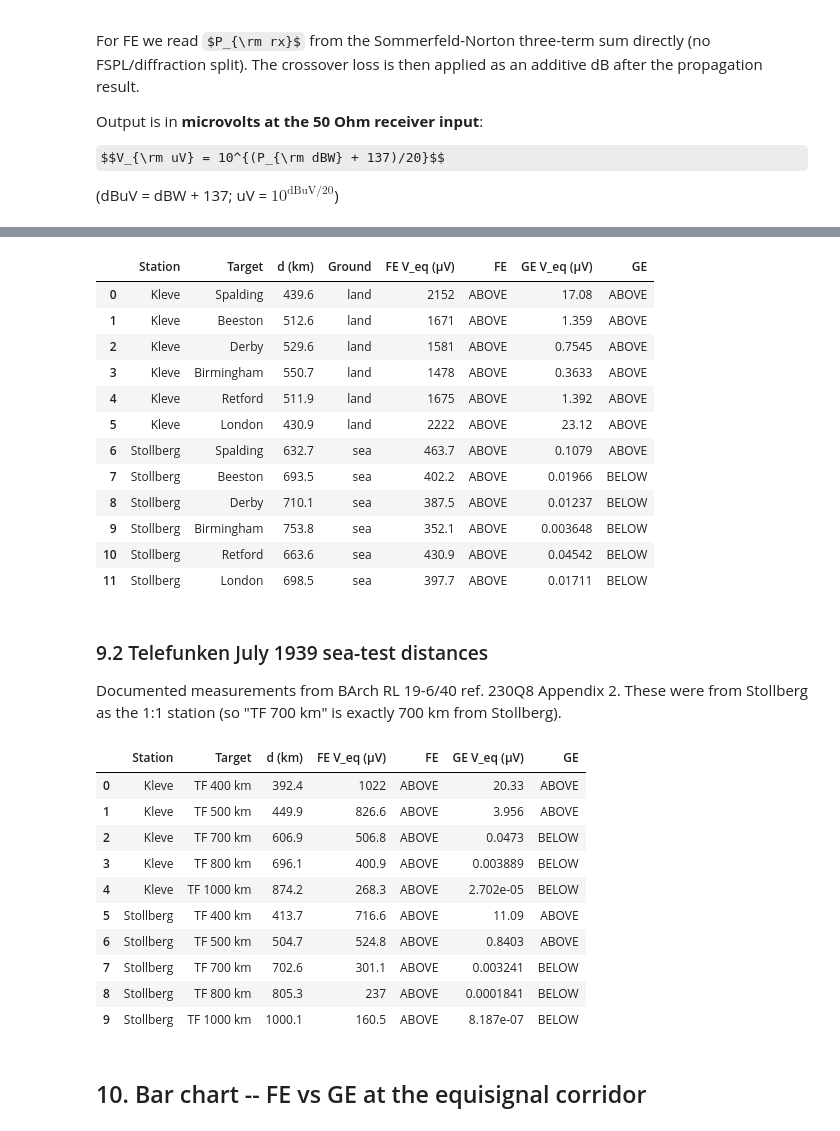
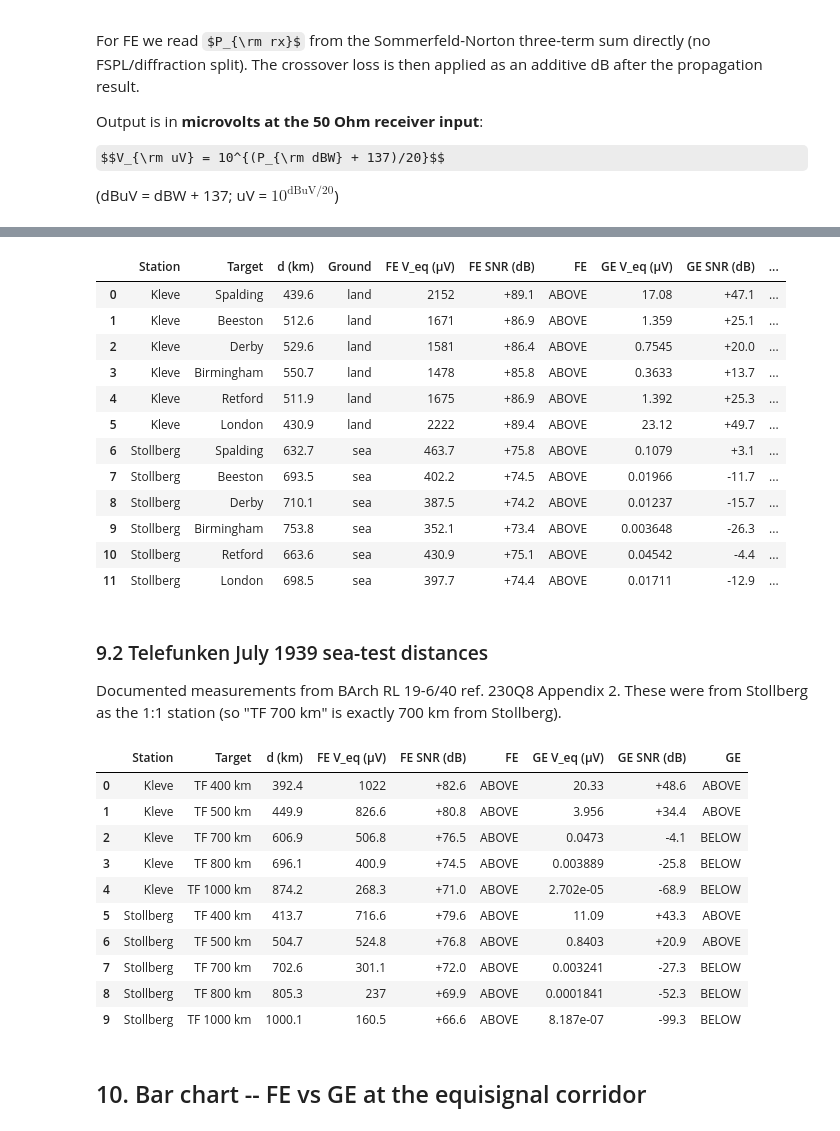
Before and after one commit to AlanSpaceAudits/battle-of-the-beams, a Jupyter notebook: jupyter_book/003_Original_Method.ipynb, the cells around one changed output, grey strips where cells are left out. Drawn from its saved outputs; the diff is of its cells as text; code cells hidden in the pictures; some formulas as TeX source.

```diff
--- a/jupyter_book/003_Original_Method.ipynb
+++ b/jupyter_book/003_Original_Method.ipynb
@@ -328,28 +335,33 @@ def link_budget_original(station_name, target_name):
 # %%
 OP_TARGETS = ['Spalding','Beeston','Derby','Birmingham','Retford','London']
 op_rows = []
 for station in ['Kleve','Stollberg']:
     for tname in OP_TARGETS:
         r = link_budget_original(station, tname)
+        snr_fe = r['P_rx_fe_eq'] - N_dBW
+        snr_ge = r['P_rx_ge_eq'] - N_dBW
         op_rows.append([station, tname, round(r['d_km'],1), r['ground'],
-                        f"{r['V_fe_eq']:.4g}", 'ABOVE' if r['V_fe_eq']>N_uV else 'BELOW',
-                        f"{r['V_ge_eq']:.4g}", 'ABOVE' if r['V_ge_eq']>N_uV else 'BELOW'])
+                        f"{r['V_fe_eq']:.4g}", f"{snr_fe:+.1f}",
+                        'ABOVE' if r['V_fe_eq']>N_uV else 'BELOW',
+                        f"{r['V_ge_eq']:.4g}", f"{snr_ge:+.1f}",
+                        'ABOVE' if r['V_ge_eq']>N_uV else 'BELOW'])
 pd.DataFrame(op_rows, columns=['Station','Target','d (km)','Ground',
-                                'FE V_eq (μV)','FE','GE V_eq (μV)','GE'])
+                                'FE V_eq (μV)','FE SNR (dB)','FE',
+                                'GE V_eq (μV)','GE SNR (dB)','GE'])
 # %% [output]
-|  | Station | Target | d (km) | Ground | FE V_eq (μV) | FE | GE V_eq (μV) | GE |
-| 0 | Kleve | Spalding | 439.6 | land | 2152 | ABOVE | 17.08 | ABOVE |
-| 1 | Kleve | Beeston | 512.6 | land | 1671 | ABOVE | 1.359 | ABOVE |
-| 2 | Kleve | Derby | 529.6 | land | 1581 | ABOVE | 0.7545 | ABOVE |
-| 3 | Kleve | Birmingham | 550.7 | land | 1478 | ABOVE | 0.3633 | ABOVE |
-| 4 | Kleve | Retford | 511.9 | land | 1675 | ABOVE | 1.392 | ABOVE |
-| 5 | Kleve | London | 430.9 | land | 2222 | ABOVE | 23.12 | ABOVE |
-| 6 | Stollberg | Spalding | 632.7 | sea | 463.7 | ABOVE | 0.1079 | ABOVE |
-| 7 | Stollberg | Beeston | 693.5 | sea | 402.2 | ABOVE | 0.01966 | BELOW |
-| 8 | Stollberg | Derby | 710.1 | sea | 387.5 | ABOVE | 0.01237 | BELOW |
-| 9 | Stollberg | Birmingham | 753.8 | sea | 352.1 | ABOVE | 0.003648 | BELOW |
-| 10 | Stollberg | Retford | 663.6 | sea | 430.9 | ABOVE | 0.04542 | BELOW |
-| 11 | Stollberg | London | 698.5 | sea | 397.7 | ABOVE | 0.01711 | BELOW |
+|  | Station | Target | d (km) | Ground | FE V_eq (μV) | FE SNR (dB) | FE | GE V_eq (μV) | GE SNR (dB) | ... |
+| 0 | Kleve | Spalding | 439.6 | land | 2152 | +89.1 | ABOVE | 17.08 | +47.1 | ... |
+| 1 | Kleve | Beeston | 512.6 | land | 1671 | +86.9 | ABOVE | 1.359 | +25.1 | ... |
+| 2 | Kleve | Derby | 529.6 | land | 1581 | +86.4 | ABOVE | 0.7545 | +20.0 | ... |
+| 3 | Kleve | Birmingham | 550.7 | land | 1478 | +85.8 | ABOVE | 0.3633 | +13.7 | ... |
+| 4 | Kleve | Retford | 511.9 | land | 1675 | +86.9 | ABOVE | 1.392 | +25.3 | ... |
+| 5 | Kleve | London | 430.9 | land | 2222 | +89.4 | ABOVE | 23.12 | +49.7 | ... |
+| 6 | Stollberg | Spalding | 632.7 | sea | 463.7 | +75.8 | ABOVE | 0.1079 | +3.1 | ... |
+| 7 | Stollberg | Beeston | 693.5 | sea | 402.2 | +74.5 | ABOVE | 0.01966 | -11.7 | ... |
+| 8 | Stollberg | Derby | 710.1 | sea | 387.5 | +74.2 | ABOVE | 0.01237 | -15.7 | ... |
+| 9 | Stollberg | Birmingham | 753.8 | sea | 352.1 | +73.4 | ABOVE | 0.003648 | -26.3 | ... |
+| 10 | Stollberg | Retford | 663.6 | sea | 430.9 | +75.1 | ABOVE | 0.04542 | -4.4 | ... |
+| 11 | Stollberg | London | 698.5 | sea | 397.7 | +74.4 | ABOVE | 0.01711 | -12.9 | ... |
 # %% [markdown]
 ### 9.2 Telefunken July 1939 sea-test distances
 
@@ -360,23 +372,28 @@ tf_rows = []
 for station in ['Kleve','Stollberg']:
     for tname in TF_TARGETS:
         r = link_budget_original(station, tname)
+        snr_fe = r['P_rx_fe_eq'] - N_dBW
+        snr_ge = r['P_rx_ge_eq'] - N_dBW
         tf_rows.append([station, tname, round(r['d_km'],1),
-                        f"{r['V_fe_eq']:.4g}", 'ABOVE' if r['V_fe_eq']>N_uV else 'BELOW',
-                        f"{r['V_ge_eq']:.4g}", 'ABOVE' if r['V_ge_eq']>N_uV else 'BELOW'])
+                        f"{r['V_fe_eq']:.4g}", f"{snr_fe:+.1f}",
+                        'ABOVE' if r['V_fe_eq']>N_uV else 'BELOW',
+                        f"{r['V_ge_eq']:.4g}", f"{snr_ge:+.1f}",
+                        'ABOVE' if r['V_ge_eq']>N_uV else 'BELOW'])
 pd.DataFrame(tf_rows, columns=['Station','Target','d (km)',
-                                'FE V_eq (μV)','FE','GE V_eq (μV)','GE'])
+                                'FE V_eq (μV)','FE SNR (dB)','FE',
+                                'GE V_eq (μV)','GE SNR (dB)','GE'])
 # %% [output]
-|  | Station | Target | d (km) | FE V_eq (μV) | FE | GE V_eq (μV) | GE |
-| 0 | Kleve | TF 400 km | 392.4 | 1022 | ABOVE | 20.33 | ABOVE |
-| 1 | Kleve | TF 500 km | 449.9 | 826.6 | ABOVE | 3.956 | ABOVE |
-| 2 | Kleve | TF 700 km | 606.9 | 506.8 | ABOVE | 0.0473 | BELOW |
-| 3 | Kleve | TF 800 km | 696.1 | 400.9 | ABOVE | 0.003889 | BELOW |
-| 4 | Kleve | TF 1000 km | 874.2 | 268.3 | ABOVE | 2.702e-05 | BELOW |
-| 5 | Stollberg | TF 400 km | 413.7 | 716.6 | ABOVE | 11.09 | ABOVE |
-| 6 | Stollberg | TF 500 km | 504.7 | 524.8 | ABOVE | 0.8403 | ABOVE |
-| 7 | Stollberg | TF 700 km | 702.6 | 301.1 | ABOVE | 0.003241 | BELOW |
-| 8 | Stollberg | TF 800 km | 805.3 | 237 | ABOVE | 0.0001841 | BELOW |
-| 9 | Stollberg | TF 1000 km | 1000.1 | 160.5 | ABOVE | 8.187e-07 | BELOW |
+|  | Station | Target | d (km) | FE V_eq (μV) | FE SNR (dB) | FE | GE V_eq (μV) | GE SNR (dB) | GE |
+| 0 | Kleve | TF 400 km | 392.4 | 1022 | +82.6 | ABOVE | 20.33 | +48.6 | ABOVE |
+| 1 | Kleve | TF 500 km | 449.9 | 826.6 | +80.8 | ABOVE | 3.956 | +34.4 | ABOVE |
+| 2 | Kleve | TF 700 km | 606.9 | 506.8 | +76.5 | ABOVE | 0.0473 | -4.1 | BELOW |
+| 3 | Kleve | TF 800 km | 696.1 | 400.9 | +74.5 | ABOVE | 0.003889 | -25.8 | BELOW |
+| 4 | Kleve | TF 1000 km | 874.2 | 268.3 | +71.0 | ABOVE | 2.702e-05 | -68.9 | BELOW |
+| 5 | Stollberg | TF 400 km | 413.7 | 716.6 | +79.6 | ABOVE | 11.09 | +43.3 | ABOVE |
+| 6 | Stollberg | TF 500 km | 504.7 | 524.8 | +76.8 | ABOVE | 0.8403 | +20.9 | ABOVE |
+| 7 | Stollberg | TF 700 km | 702.6 | 301.1 | +72.0 | ABOVE | 0.003241 | -27.3 | BELOW |
+| 8 | Stollberg | TF 800 km | 805.3 | 237 | +69.9 | ABOVE | 0.0001841 | -52.3 | BELOW |
+| 9 | Stollberg | TF 1000 km | 1000.1 | 160.5 | +66.6 | ABOVE | 8.187e-07 | -99.3 | BELOW |
 # %% [markdown]
 ## 10. Bar chart -- FE vs GE at the equisignal corridor
 # %%
```
Also changed, not shown: parts of 2 cells of this notebook, 1 other file.
